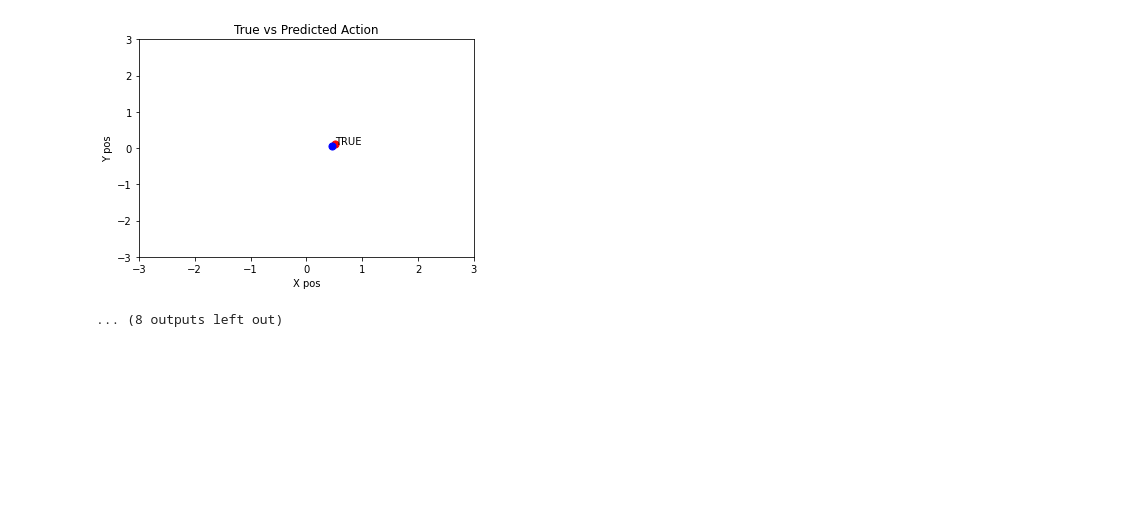
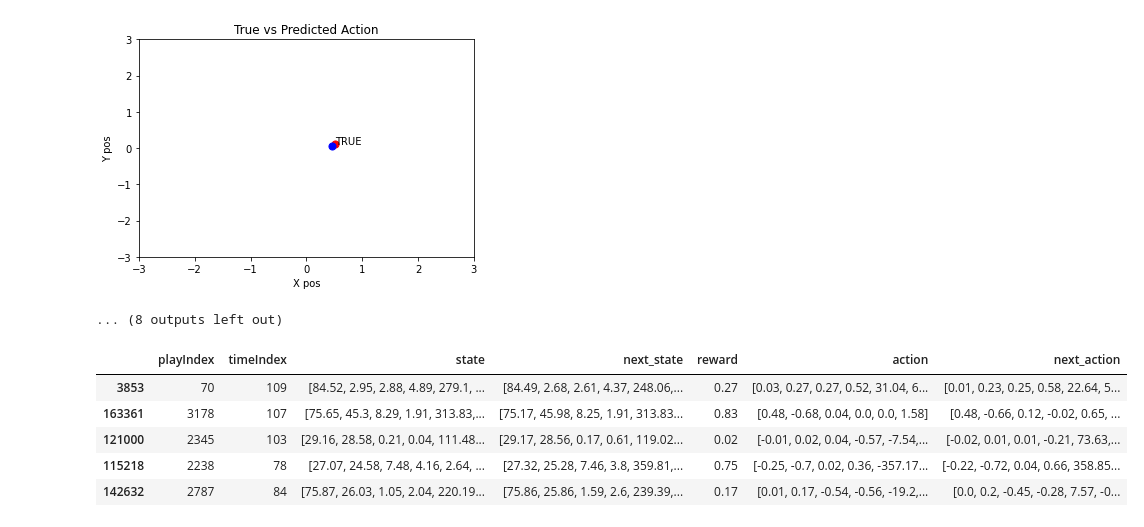
Before and after one commit to scottmaran/big_data_bowl, a Jupyter notebook: cnn_only.ipynb, the cells around one changed output. Cells and saved outputs as stored; diff of their text form; code cells hidden in the pictures; blank space fills up the shorter version.

```diff
--- a/cnn_only.ipynb
+++ b/cnn_only.ipynb
@@ -376,3 +399,12 @@ next action: tensor([[ 0.4647,  0.0605,  0.1610,  0.0025,  0.2223, -1.1571]])
 true action: [ 0.52  0.11 -0.22  0.81  5.94 -0.65]
 [figure]
 ... (8 outputs left out)
+# %%
+test_data.head()
+# %% [output]
+|  | playIndex | timeIndex | state | next_state | reward | action | next_action |
+| 3853 | 70 | 109 | [84.52, 2.95, 2.88, 4.89, 279.1, ... | [84.49, 2.68, 2.61, 4.37, 248.06,... | 0.27 | [0.03, 0.27, 0.27, 0.52, 31.04, 6... | [0.01, 0.23, 0.25, 0.58, 22.64, 5... |
+| 163361 | 3178 | 107 | [75.65, 45.3, 8.29, 1.91, 313.83,... | [75.17, 45.98, 8.25, 1.91, 313.83... | 0.83 | [0.48, -0.68, 0.04, 0.0, 0.0, 1.58] | [0.48, -0.66, 0.12, -0.02, 0.65, ... |
+| 121000 | 2345 | 103 | [29.16, 28.58, 0.21, 0.04, 111.48... | [29.17, 28.56, 0.17, 0.61, 119.02... | 0.02 | [-0.01, 0.02, 0.04, -0.57, -7.54,... | [-0.02, 0.01, 0.01, -0.21, 73.63,... |
+| 115218 | 2238 | 78 | [27.07, 24.58, 7.48, 4.16, 2.64, ... | [27.32, 25.28, 7.46, 3.8, 359.81,... | 0.75 | [-0.25, -0.7, 0.02, 0.36, -357.17... | [-0.22, -0.72, 0.04, 0.66, 358.85... |
+| 142632 | 2787 | 84 | [75.87, 26.03, 1.05, 2.04, 220.19... | [75.86, 25.86, 1.59, 2.6, 239.39,... | 0.17 | [0.01, 0.17, -0.54, -0.56, -19.2,... | [0.0, 0.2, -0.45, -0.28, 7.57, -0... |
```
Also changed, not shown: parts of 9 cells of this notebook, 3 other files.
